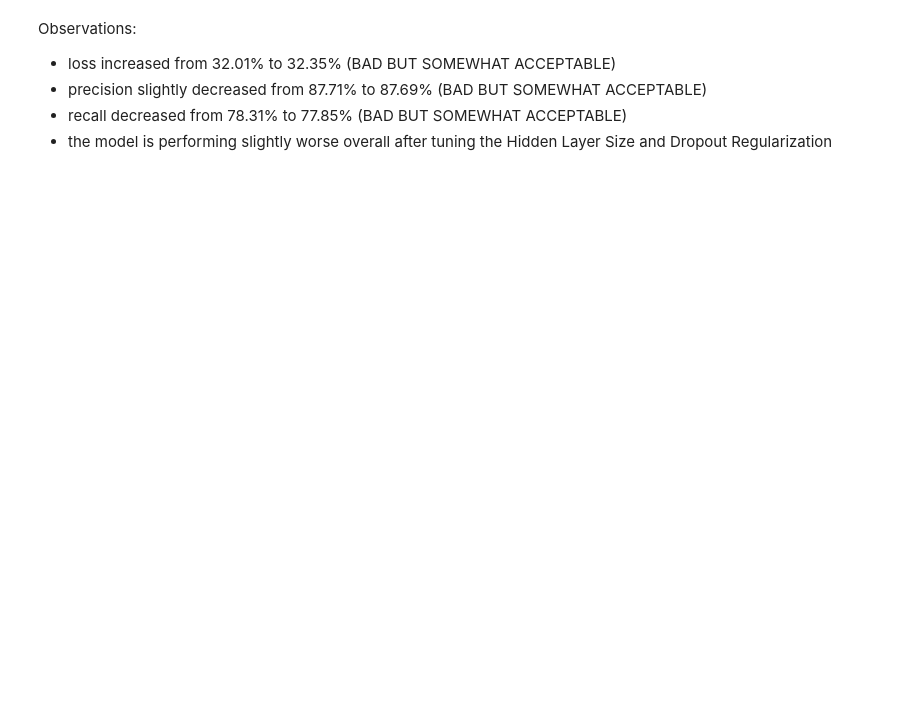
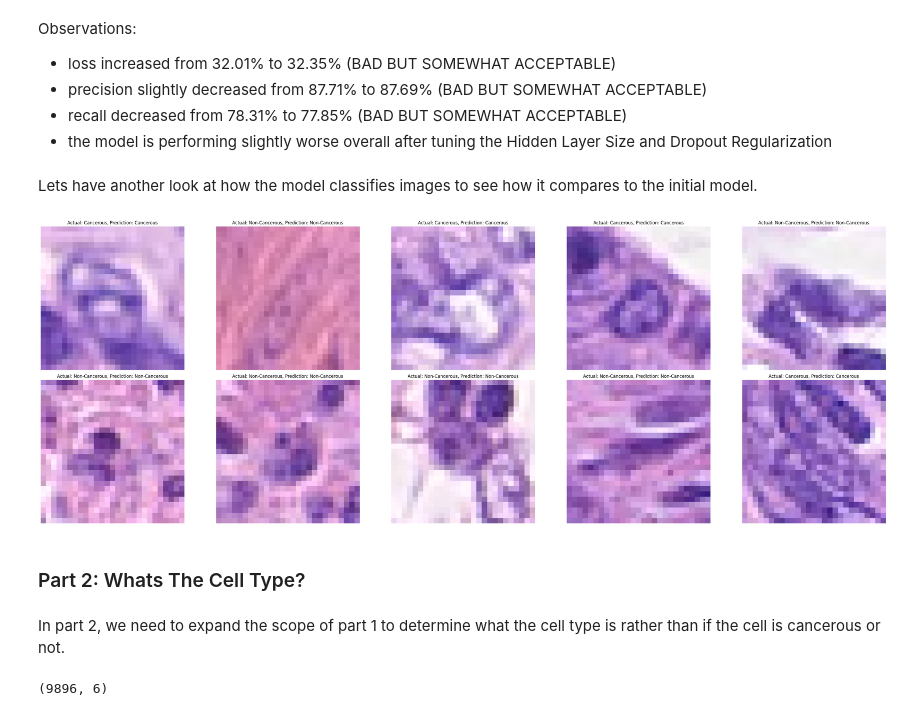
Before and after one commit to IbrahimAshhab/ML-A2-Colon-Cancer, a Jupyter notebook: s3953973_s4007880.ipynb, the cells around one changed output. Cells and saved outputs as stored; diff of their text form; code cells hidden in the pictures; blank space fills up the shorter version.

Commit message:
Adjusted hyperparameter tuning and began implementation of part 2.

```diff
--- a/s3953973_s4007880.ipynb
+++ b/s3953973_s4007880.ipynb
@@ -617,3 +676,63 @@ Observations:
 - precision slightly decreased from 87.71% to 87.69% (BAD BUT SOMEWHAT ACCEPTABLE)
 - recall decreased from 78.31% to 77.85% (BAD BUT SOMEWHAT ACCEPTABLE)
 - the model is performing slightly worse overall after tuning the Hidden Layer Size and Dropout Regularization
+# %% [markdown]
+Lets have another look at how the model classifies images to see how it compares to the initial model.
+# %%
+label_names = {'Non-Cancerous' : 0, 'Cancerous' : 1}
+d_inv = {v: k for k, v in label_names.items()}
+plt.figure(figsize=(35,12))
+batches = 0
+num_images_to_display = 10
+rows = 2
+cols = (num_images_to_display + rows - 1) // rows
+
+for x,y in test_generator:
+        batches = batches + 1
+        y_hat = model.predict(x, verbose=0)
+        x = np.squeeze(x)
+        if batches <= num_images_to_display:
+            row_index = (batches - 1) // cols
+            col_index = (batches - 1) % cols + 1
+            plt.subplot(rows,cols,batches)
+            plt.imshow(x[0])
+
+            actual_class = d_inv[int(y[0])]  # Directly use the binary label
+            predicted_probability = y_hat[0][0] # Get the probability of the cell being cancerous
+            predicted_class = d_inv[1] if predicted_probability >= 0.5 else d_inv[0]
+
+            plt.title(f"Actual: {actual_class}, Prediction: {predicted_class}")
+
+        else:
+            break
+        plt.tight_layout()
+        plt.axis('off')
+# %% [output]
+[figure, added]
+# %% [markdown]
+### Part 2: Whats The Cell Type?
+# %% [markdown]
+In part 2, we need to expand the scope of part 1 to determine what the cell type is rather than if the cell is cancerous or not.
+# %%
+import numpy as np
+import pandas as pd
+import tensorflow as tf
+from tensorflow.keras.preprocessing.image import ImageDataGenerator
+from sklearn.model_selection import train_test_split
+import warnings
+import zipfile
+import matplotlib.pyplot as plt
+
+warnings.filterwarnings("ignore")
+with zipfile.ZipFile('./Image_classification_data.zip', 'r') as zip_ref:
+    zip_ref.extractall('./')
+
+SEED = 42
+np.random.seed(SEED)
+tf.random.set_seed(SEED)
+
+data = pd.read_csv('data_labels_mainData.csv')
+
+data.shape
+# %% [output]
+(9896, 6)
```
Also changed, not shown: parts of 28 cells of this notebook.
